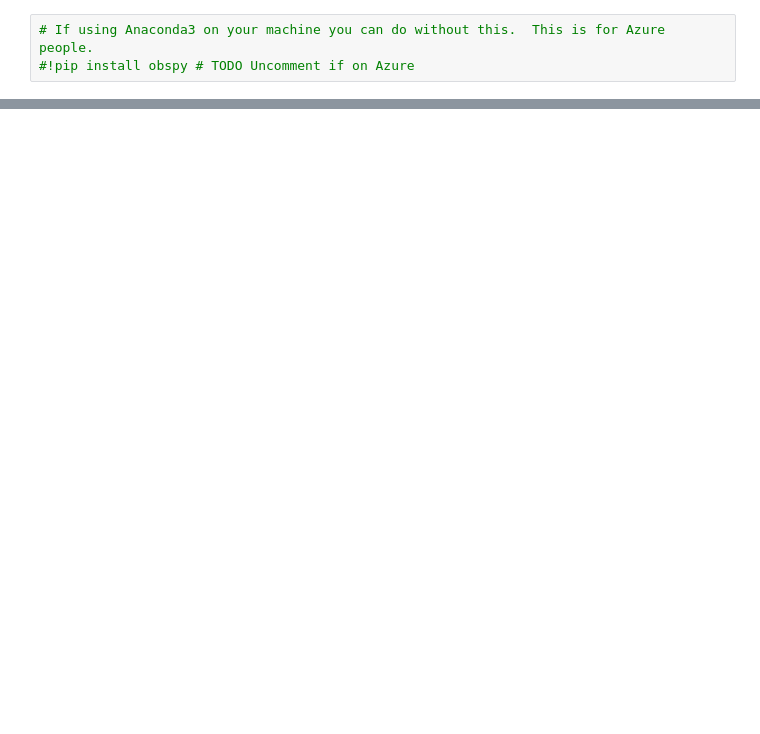
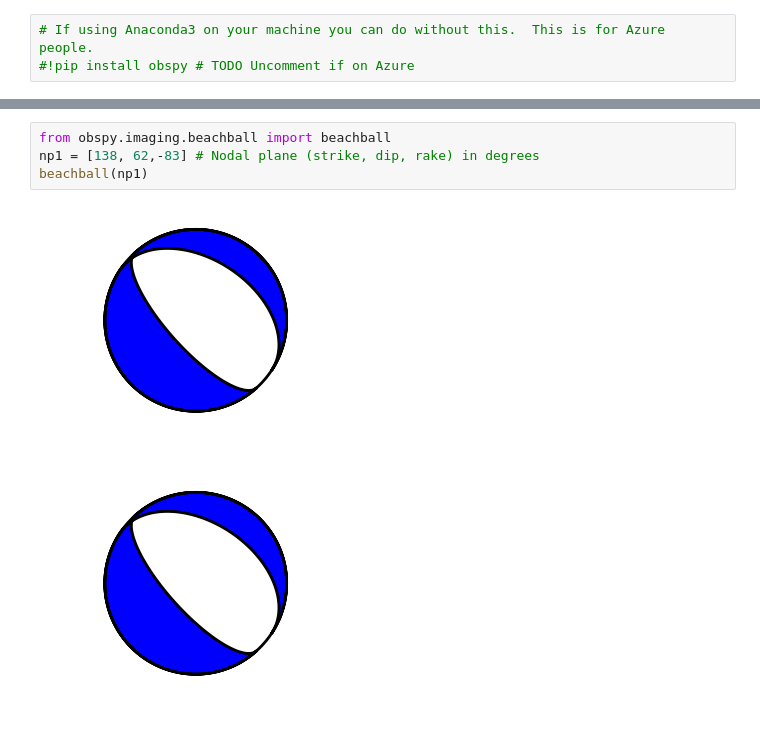
Before and after one commit to bakerb845/ess412_introToSeismo, a Jupyter notebook: beachballs/beachballs.ipynb, the cells around one changed output, grey strips where cells are left out. Saved outputs shown, nothing was run; the diff lists cells and outputs as text; blank space fills up the shorter version.

Commit message:
fixed a typo for the first beachball

```diff
--- a/beachballs/beachballs.ipynb
+++ b/beachballs/beachballs.ipynb
@@ -43,0 +44,7 @@ beachball(np1)
+# %%
+from obspy.imaging.beachball import beachball
+np1 = [138, 62,-83] # Nodal plane (strike, dip, rake) in degrees
+beachball(np1)
+# %% [output]
+[figure, added]
+[figure, added]
```
Also changed, not shown: parts of 2 cells of this notebook.
